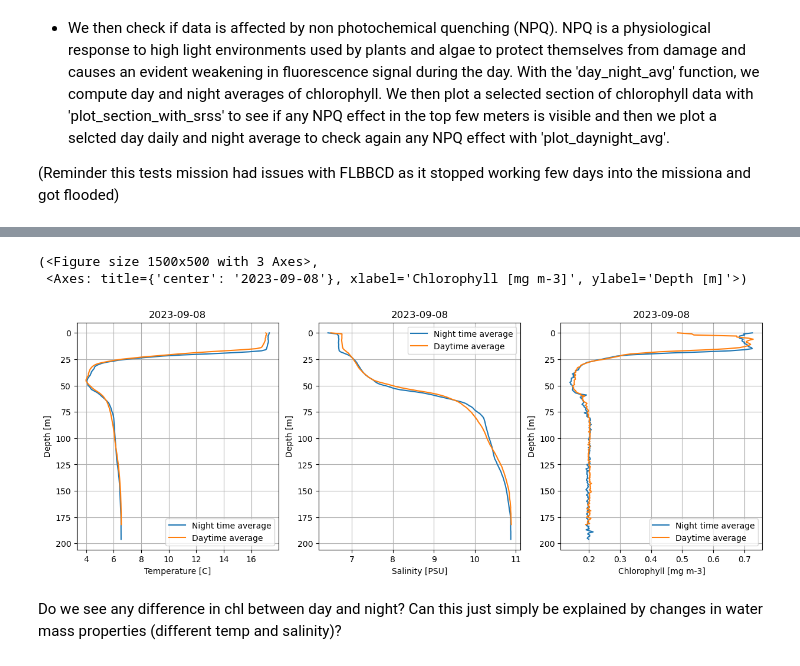
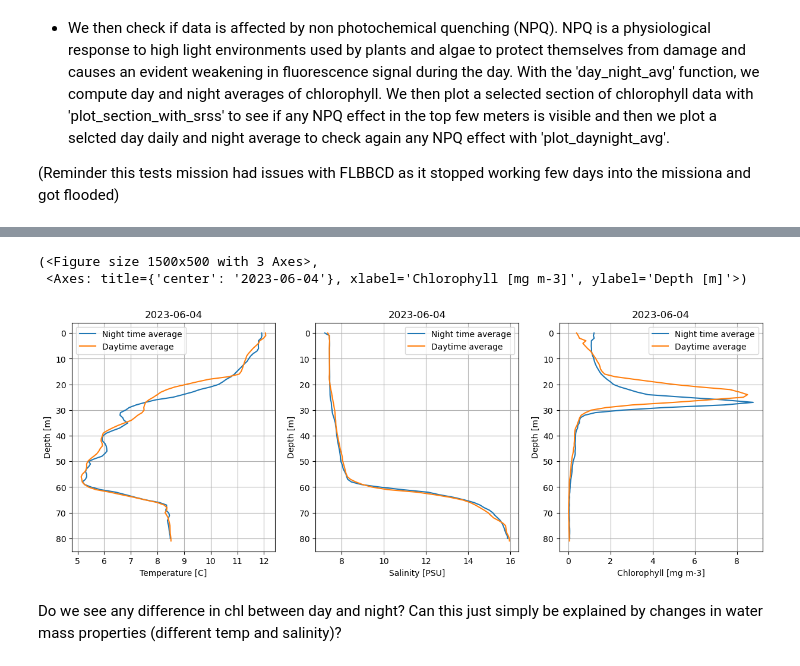
Before and after one commit to OceanGlidersCommunity/glidertest, a Jupyter notebook: demo-output.ipynb, the cells around one changed output, grey strips where cells are left out. Cells and saved outputs as stored; diff of their text form; code cells hidden in the pictures.

```diff
--- a/demo-output.ipynb
+++ b/demo-output.ipynb
@@ -41,0 +53,9 @@ Data variables: (12/31)
+# %%
+# Calculate vertical seawater velocity
+# First, calculate the vertical speed of the glider from the depth data
+ds = tools.calc_glider_w_from_depth(ds)
+
+# Next, calculate the vertical seawater speed by differencing the DZDT data and the modelled vertical glider speed
+ds = tools.calc_seawater_w(ds)
+
+tools.plot_vertical_speeds_with_histograms(ds)
@@ -125,18 +177,18 @@ tools.plot_section_with_srss(ds, 'CHLA', ax, start_time = '2023-09-06', end_time
 # %%
 # Compute day and night average for chlorophylla and temeparture
-dayT, nightT = tools.day_night_avg(ds, sel_var='TEMP',start_time = '2023-09-06', end_time = '2023-09-10')
-dayS, nightS = tools.day_night_avg(ds, sel_var='PSAL',start_time = '2023-09-06', end_time = '2023-09-10')
-dayC, nightC = tools.day_night_avg(ds, sel_var='CHLA',start_time = '2023-09-06', end_time = '2023-09-10')
+dayT, nightT = tools.day_night_avg(ds, sel_var='TEMP')
+dayS, nightS = tools.day_night_avg(ds, sel_var='PSAL')
+dayC, nightC = tools.day_night_avg(ds, sel_var='CHLA')
 # %%
 fig, ax = plt.subplots(1, 3, figsize=(15, 5))
 
-tools.plot_daynight_avg( dayT, nightT, ax[0],sel_day='2023-09-08', xlabel='Temperature [C]')
-tools.plot_daynight_avg( dayS, nightS, ax[1],sel_day='2023-09-08', xlabel='Salinity [PSU]')
-tools.plot_daynight_avg( dayC, nightC, ax[2],sel_day='2023-09-08', xlabel='Chlorophyll [mg m-3]')
+tools.plot_daynight_avg( dayT, nightT, ax[0], xlabel='Temperature [C]')
+tools.plot_daynight_avg( dayS, nightS, ax[1], xlabel='Salinity [PSU]')
+tools.plot_daynight_avg( dayC, nightC, ax[2], xlabel='Chlorophyll [mg m-3]')
 # %% [output]
 (<Figure size 1500x500 with 3 Axes>,
- <Axes: title={'center': '2023-09-08'}, xlabel='Chlorophyll [mg m-3]', ylabel='Depth [m]'>)
+ <Axes: title={'center': '2023-06-04'}, xlabel='Chlorophyll [mg m-3]', ylabel='Depth [m]'>)
-[figure, old version]
+[figure, new version]
 # %% [markdown]
 Do we see any difference in chl between day and night? Can this just simply be explained by changes in water mass properties (different temp and salinity)?
 # %% [markdown]
```
Also changed, not shown: parts of 24 cells of this notebook, 41 other files.
